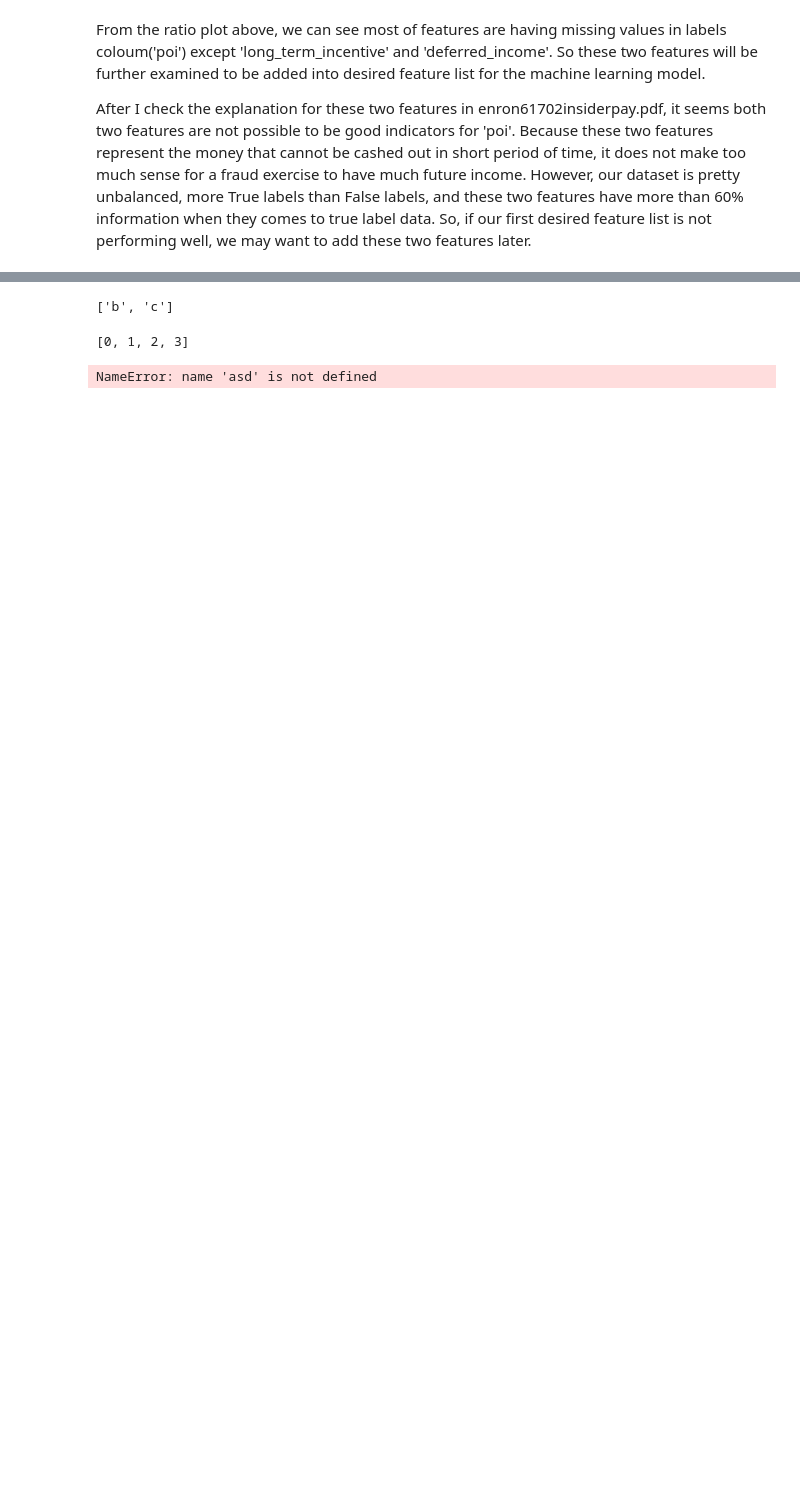
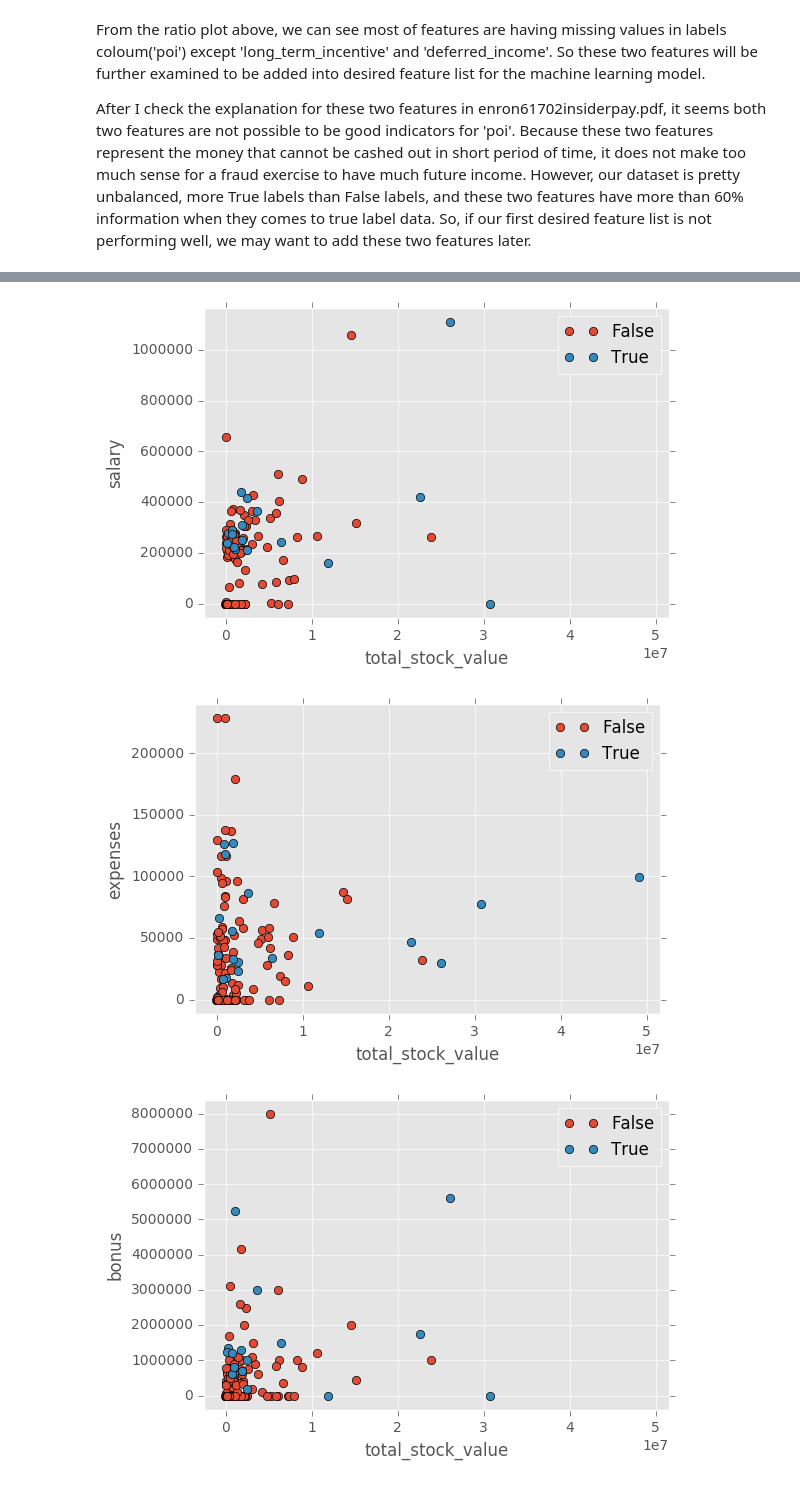
Before and after one commit to yangforbig/Udacity_Github, a Jupyter notebook: Data Analyst Nanodegree/P5 Identify Fraud from Enron Email/final_project/Enron dataset.ipynb, the cells around one changed output, grey strips where cells are left out. Drawn from its saved outputs; the diff is of its cells as text; code cells hidden in the pictures; blank space fills up the shorter version.

```diff
--- a/Data Analyst Nanodegree/P5 Identify Fraud from Enron Email/final_project/Enron dataset.ipynb
+++ b/Data Analyst Nanodegree/P5 Identify Fraud from Enron Email/final_project/Enron dataset.ipynb
@@ -588,6 +163,0 @@ e
-# %%
-# Number of NaN for each feature
-print 'number of sample in dataset: ',len(e)
-e[e == 'NaN'] = np.nan
-na_num = e.isnull().sum().order()
-na_num.plot()
@@ -667,20 +163,0 @@ iris = load_iris()
-# %%
-X, y = iris.data, iris.target
-# %%
-pca = PCA(n_components=2)
-selection = SelectKBest(k=1)
-combined_features = FeatureUnion([('pca',pca), ('uni_select',selection)])
-
-#X_features = combined_features.fit(X, y).transform(X)
-svm = SVC(kernel='linear')
-pipeline = Pipeline([('features', combined_features),
-                     ('svm', svm)])
-param_grid = dict(features__pca__n_components=[1,2,3],
-                  features__uni_select__k=[1,2],
-                  svm__C=[0.1,1,10])
-grid_search = GridSearchCV(pipeline, param_grid=param_grid)
-grid_search.fit(X,y)
-print (grid_search.best_estimator_)
-print (grid_search.best_score_)
-result = pd.DataFrame(grid_search.cv_results_)
-print result
@@ -1093,15 +164,22 @@ SP_features.remove('a')
-# %%
-SP_features
-['a'] + SP_features
-SP_features
-# %% [output]
-['b', 'c']
-# %%
-range(4)
-# %% [output]
-[0, 1, 2, 3]
-# %%
-if not eval('asd'):
-    print 2
-# %% [output]
-NameError: name 'asd' is not defined
+# %%
+selected_feature = ['total_stock_value', 'salary', 'expenses', 'bonus', 'shared_receipt_with_poi']
+selected_e = e[['poi']+selected_feature]
+# %%
+# scatterplot for features group by 'poi
+groups = selected_e.groupby('poi')
+for x in selected_feature:
+    for y in selected_feature:
+        if y == x:
+            continue
+        fig, ax = plt.subplots()
+        ax.margins(0.05) # Optional, just adds 5% padding to the autoscaling
+        for name, group in groups:
+            ax.plot(group[x], group[y], marker='o', linestyle='', label=name)
+            plt.xlabel(x)
+            plt.ylabel(y)
+        ax.legend()
+        plt.show()
+# %% [output]
+[figure, added]
+[figure, added]
+[figure, added]
```
Also changed, not shown: parts of 98 cells of this notebook, 11 other files.
